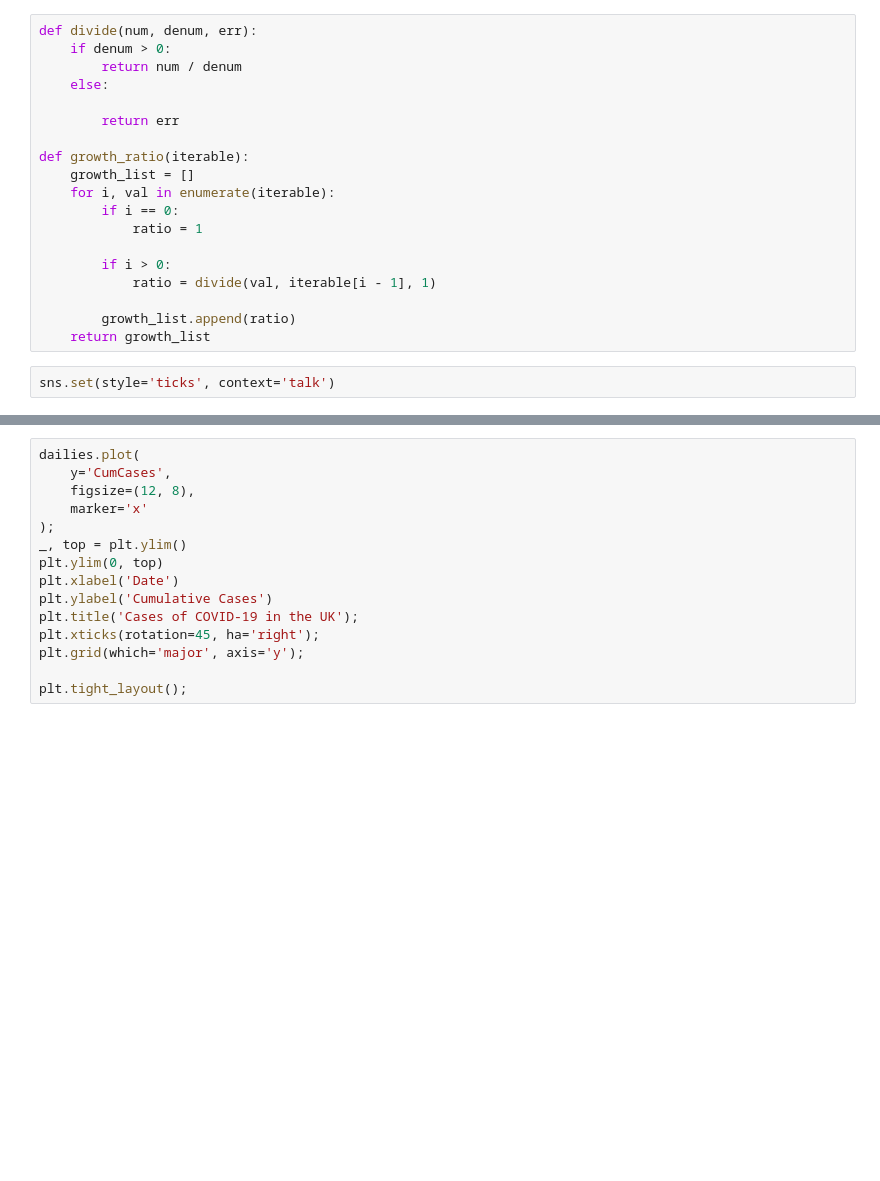
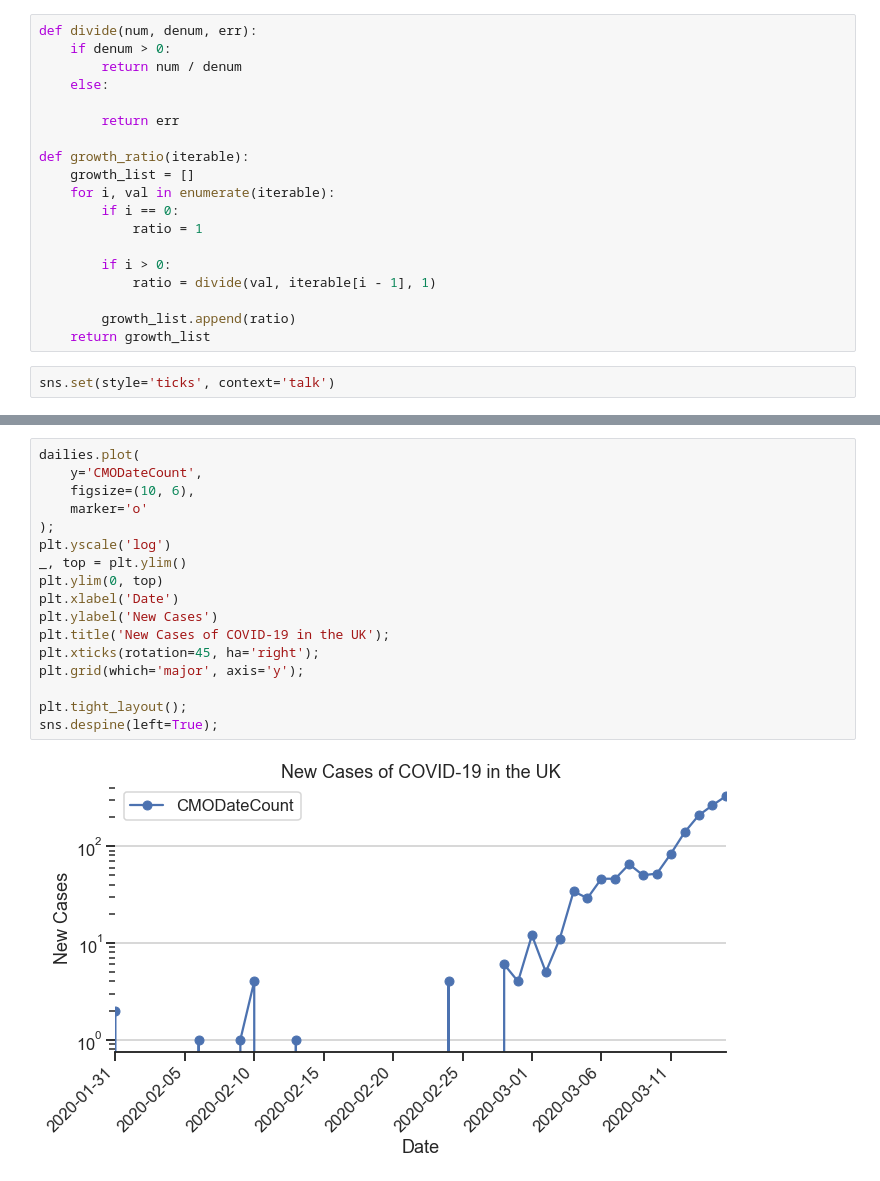
Before and after one commit to girotobial/covid-19-uk, a Jupyter notebook: analysis/graphing.ipynb, the cells around one changed output, grey strips where cells are left out. Drawn from its saved outputs; the diff is of its cells as text; blank space fills up the shorter version.

```diff
--- a/analysis/graphing.ipynb
+++ b/analysis/graphing.ipynb
@@ -107,18 +107,22 @@ sns.despine(left=True);
 # %%
 dailies.plot(
-    y='CumCases',
-    figsize=(12, 8),
-    marker='x'
+    y='CMODateCount',
+    figsize=(10, 6),
+    marker='o'
 );
+plt.yscale('log')
 _, top = plt.ylim()
 plt.ylim(0, top)
 plt.xlabel('Date')
-plt.ylabel('Cumulative Cases')
-plt.title('Cases of COVID-19 in the UK');
+plt.ylabel('New Cases')
+plt.title('New Cases of COVID-19 in the UK');
 plt.xticks(rotation=45, ha='right');
 plt.grid(which='major', axis='y');
 
 plt.tight_layout();
+sns.despine(left=True);
+# %% [output]
+[figure, added]
 # %%
 dailies.plot(y='GrowthFactor', figsize=(10, 6));
 left, right = plt.xlim()
```
Also changed, not shown: parts of 7 cells of this notebook.
